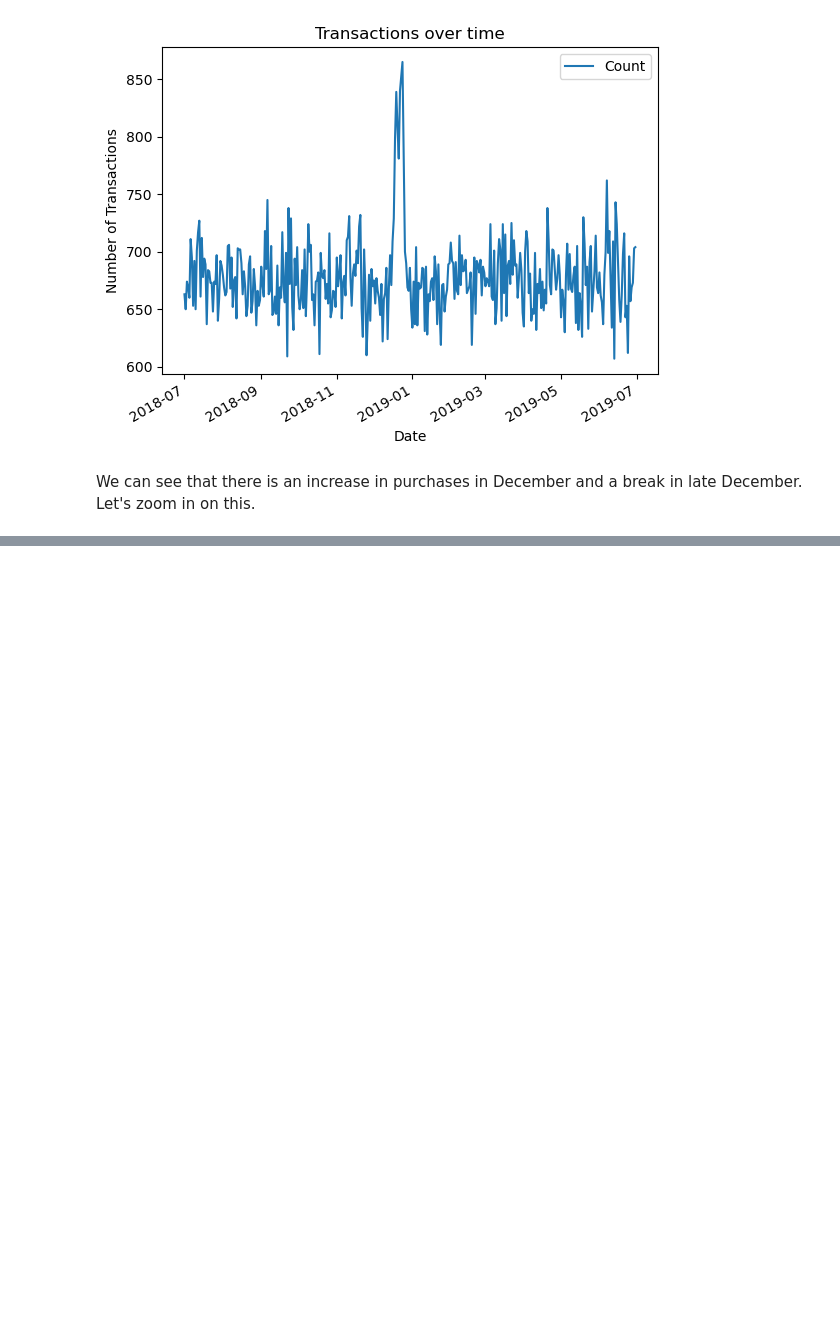
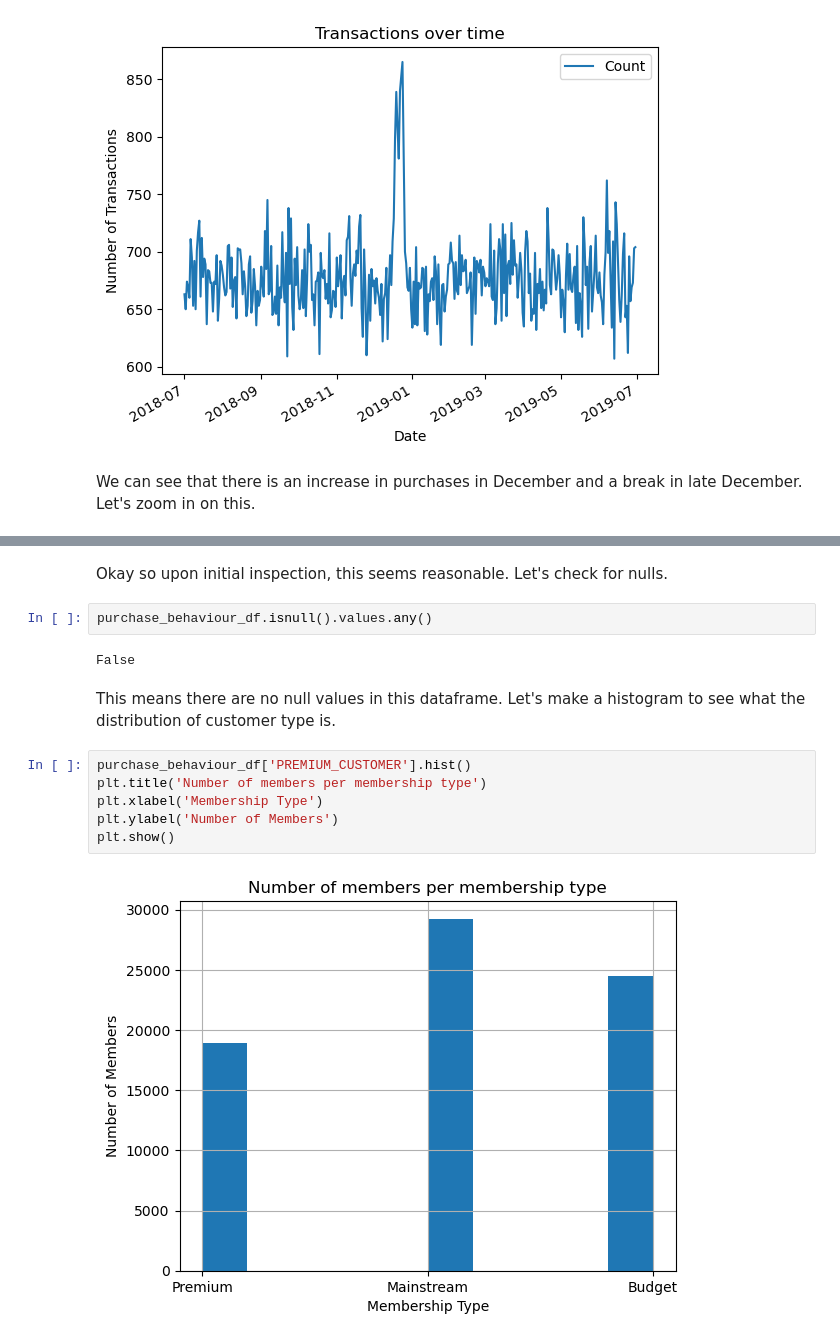
Before and after one commit to jacques-serfontein/QuantiumVEP, a Jupyter notebook: Task1/Task1.ipynb, the cells around one changed output, grey strips where cells are left out. Drawn from its saved outputs; the diff is of its cells as text; blank space fills up the shorter version.

```diff
--- a/Task1/Task1.ipynb
+++ b/Task1/Task1.ipynb
@@ -231,0 +331,17 @@ December. Let's zoom in on this.
+# %% [markdown]
+Okay so upon initial inspection, this seems reasonable. Let's check for nulls.
+# %%
+purchase_behaviour_df.isnull().values.any()
+# %% [output]
+False
+# %% [markdown]
+This means there are no null values in this dataframe. Let's make a histogram to see what the distribution
+of customer type is.
+# %%
+purchase_behaviour_df['PREMIUM_CUSTOMER'].hist()
+plt.title('Number of members per membership type')
+plt.xlabel('Membership Type')
+plt.ylabel('Number of Members')
+plt.show()
+# %% [output]
+[figure, added]
```
Also changed, not shown: parts of 24 cells of this notebook.
